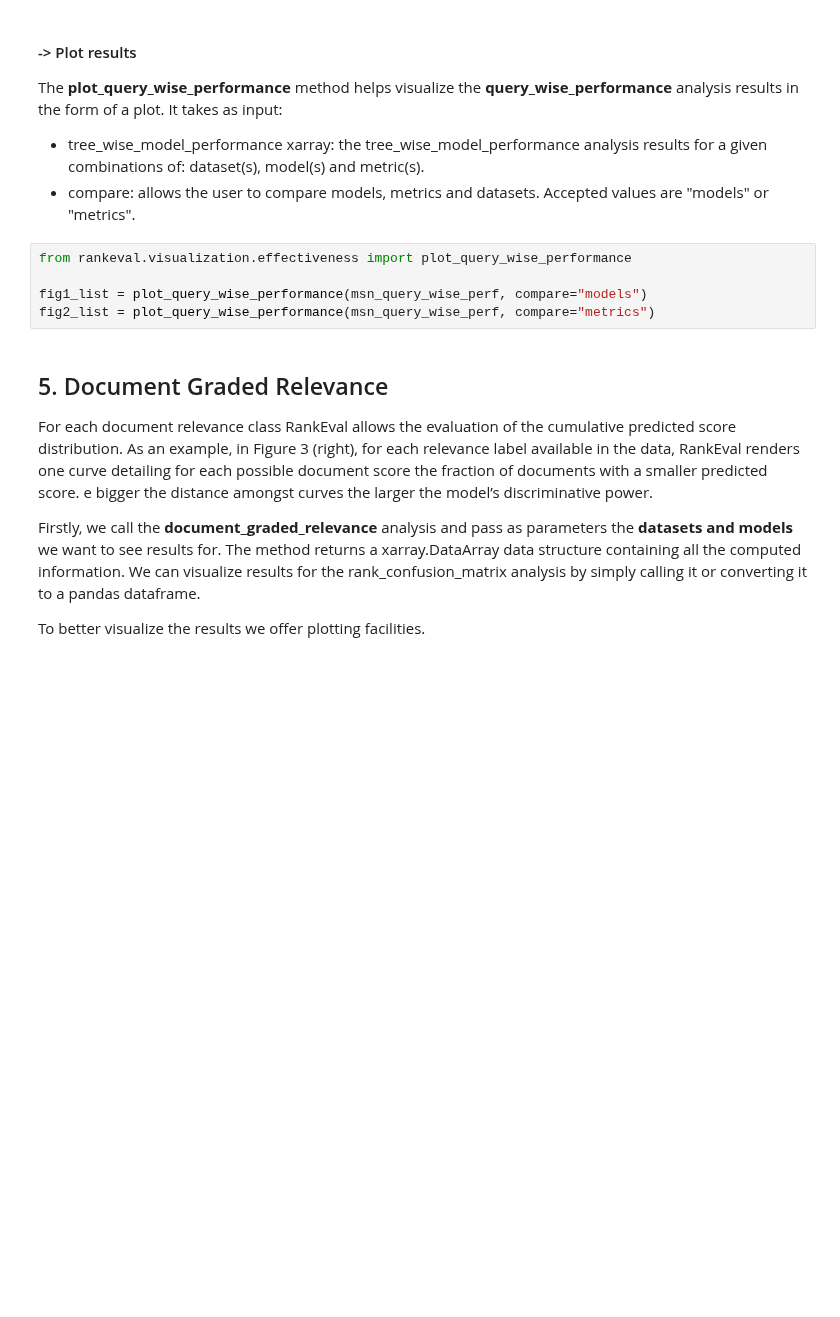
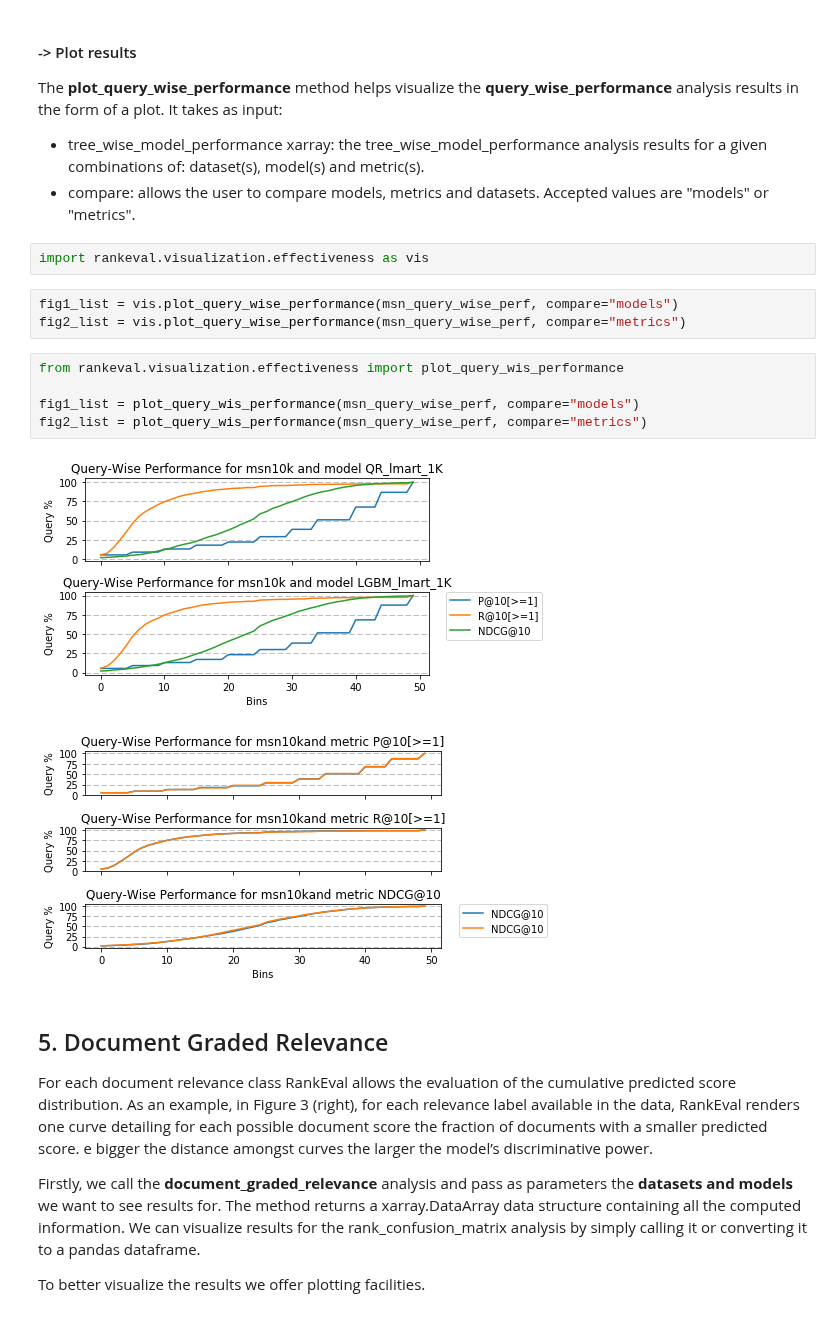
Before and after one commit to hpclab/rankeval, a Jupyter notebook: notebooks/RankEval - Effectiveness Analysis.ipynb, the cells around one changed output. Saved outputs shown, nothing was run; the diff lists cells and outputs as text; blank space fills up the shorter version.

```diff
--- a/notebooks/RankEval - Effectiveness Analysis.ipynb
+++ b/notebooks/RankEval - Effectiveness Analysis.ipynb
@@ -282,11 +291,19 @@ Coordinates:
 The **plot_query_wise_performance** method helps visualize the **query_wise_performance** analysis results in the form of a plot. It takes as input:
  - tree_wise_model_performance xarray: the tree_wise_model_performance analysis results for a given combinations of: dataset(s), model(s) and metric(s).
  - compare: allows the user to compare models, metrics and datasets. Accepted values are "models" or "metrics".
+# %%
+import rankeval.visualization.effectiveness as vis
+# %%
+fig1_list = vis.plot_query_wise_performance(msn_query_wise_perf, compare="models")
+fig2_list = vis.plot_query_wise_performance(msn_query_wise_perf, compare="metrics")
 # %%
-from rankeval.visualization.effectiveness import plot_query_wise_performance
+from rankeval.visualization.effectiveness import plot_query_wis_performance
 
-fig1_list = plot_query_wise_performance(msn_query_wise_perf, compare="models")
-fig2_list = plot_query_wise_performance(msn_query_wise_perf, compare="metrics")
+fig1_list = plot_query_wis_performance(msn_query_wise_perf, compare="models")
+fig2_list = plot_query_wis_performance(msn_query_wise_perf, compare="metrics")
+# %% [output]
+[figure, added]
+[figure, added]
 # %% [markdown]
 ## 5. Document Graded Relevance
 
```
Also changed, not shown: parts of 2 cells of this notebook, 1 other file.
